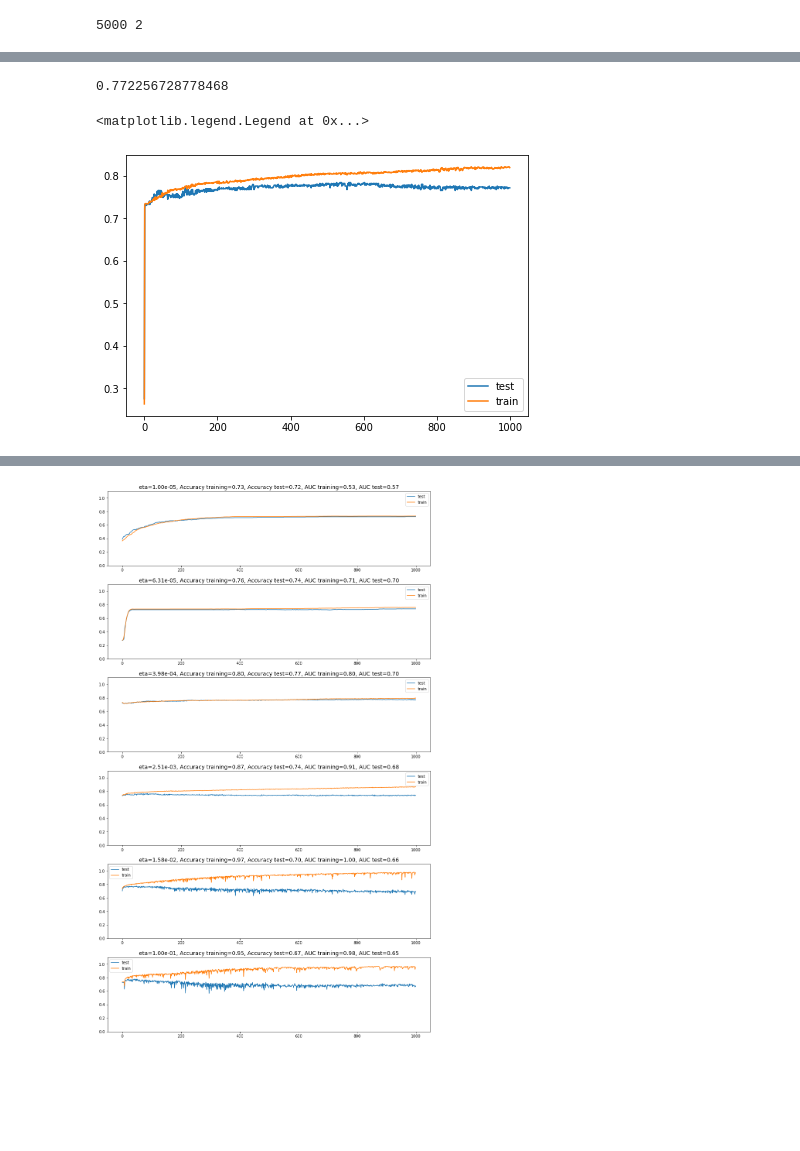
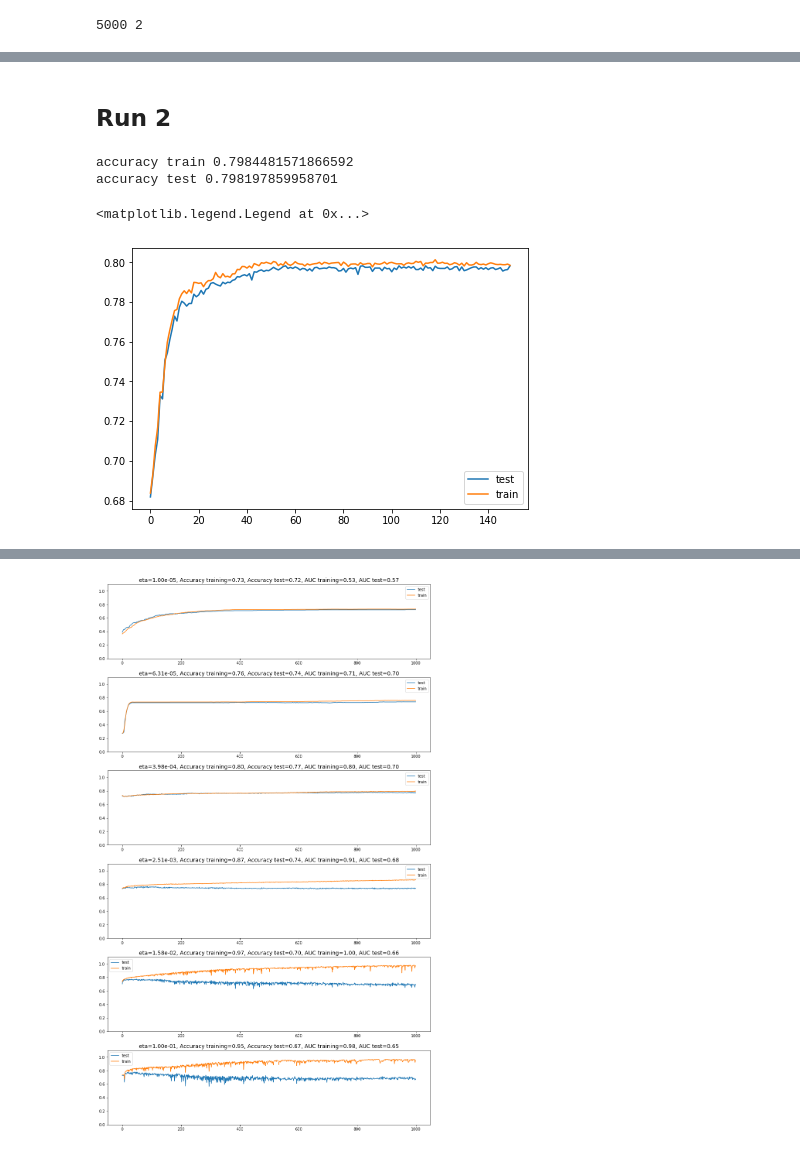
Before and after one commit to asdfbat/FYS-STK4155, a Jupyter notebook: Project2/src/NN_self2.ipynb, the cells around one changed output, grey strips where cells are left out. Cells and saved outputs as stored; diff of their text form; code cells hidden in the pictures; blank space fills up the shorter version.

Commit message:
working NN_self. pushing before hyperparam test

```diff
--- a/Project2/src/NN_self2.ipynb
+++ b/Project2/src/NN_self2.ipynb
@@ -259,7 +273,7 @@ input_data += np.random.randn(n_points,2)*25
 5000 2
 # %%
 data_pd = pd.read_pickle("../data/credit_card_cleaned.pickle")
-data = data_pd.to_numpy()[::10,:]
+data = data_pd.to_numpy()
 output = data[:,-1]
 input_data = data[:,:-1]
 print(output.shape, input_data.shape)
@@ -271,3 +285,30 @@ X_train, X_test, Y_train, Y_test = train_test_split(input_data, output_one_hot)
 Scaler = preprocessing.StandardScaler()
 X_train_scaled = Scaler.fit_transform(X_train)
 X_test_scaled = Scaler.transform(X_test)
+# %%
+hidden_neuron_list = [16,16]
+AUC = []
+accuracy = []
+
+for i in tqdm(range(10)):
+    X_train, X_test, Y_train, Y_test = train_test_split(input_data, output_one_hot,test_size=0.1)
+    Scaler = preprocessing.StandardScaler()
+    X_train_scaled = Scaler.fit_transform(X_train)
+    X_test_scaled = Scaler.transform(X_test)
+    nn = NeuralNetwork( X_train_scaled,
+                        Y_train,
+                        problem = Classification,
+                        n_hidden_neurons_list=hidden_neuron_list,
+                        n_categories=2,
+                        epochs=100,
+                        batch_size=256,
+                        eta=1e-4,
+                        lmbd=10,
+                        debug=False)
+    nn.train()
+    AUC.append(nn.area_under_curve_test[-1])
+    accuracy.append(nn.accuracy_each_epoch_test[-1])
+
+AUC_mean = np.mean(AUC)
+accuracy_mean = np.mean(accuracy)
+print(AUC_mean,accuracy_mean)
@@ -274,27 +337,32 @@ X_test_scaled = Scaler.transform(X_test)
+# %% [markdown]
+## Run 2
 # %%
-hidden_neuron_list = [16,16,16]
+hidden_neuron_list = [16,16]
 nn = NeuralNetwork( X_train_scaled,
                     Y_train,
                     problem = Classification,
                     n_hidden_neurons_list=hidden_neuron_list,
                     n_categories=2,
-                    epochs=1000,
-                    batch_size=400,
-                    eta=1e-3,
-                    lmbd=0.0,
+                    epochs=150,
+                    batch_size=256,
+                    eta=1e-4,
+                    lmbd=10,
                     debug=False)
 nn.train()
 # %%
+Y_pred_train = nn.predict(X_train_scaled)
 Y_pred = nn.predict(X_test_scaled)
-print(accuracy_score(from_one_hot(Y_test),Y_pred))
+print('accuracy train',accuracy_score(from_one_hot(Y_train),Y_pred_train))
+print('accuracy test',accuracy_score(from_one_hot(Y_test),Y_pred))
 plt.figure()
 plt.plot(np.arange(nn.epochs),nn.accuracy_each_epoch_test,label='test')
 plt.plot(np.arange(nn.epochs),nn.accuracy_each_epoch_train,label='train')
 plt.legend()
 # %% [output]
-0.772256728778468
+accuracy train 0.7984481571866592
+accuracy test 0.798197859958701
 <matplotlib.legend.Legend at 0x...>
-[figure, old version]
+[figure, new version]
 # %%
 def from_one_hot(one_hot_array):
     category_arr = np.nonzero(one_hot_array)[1]
```
Also changed, not shown: parts of 7 cells of this notebook.
